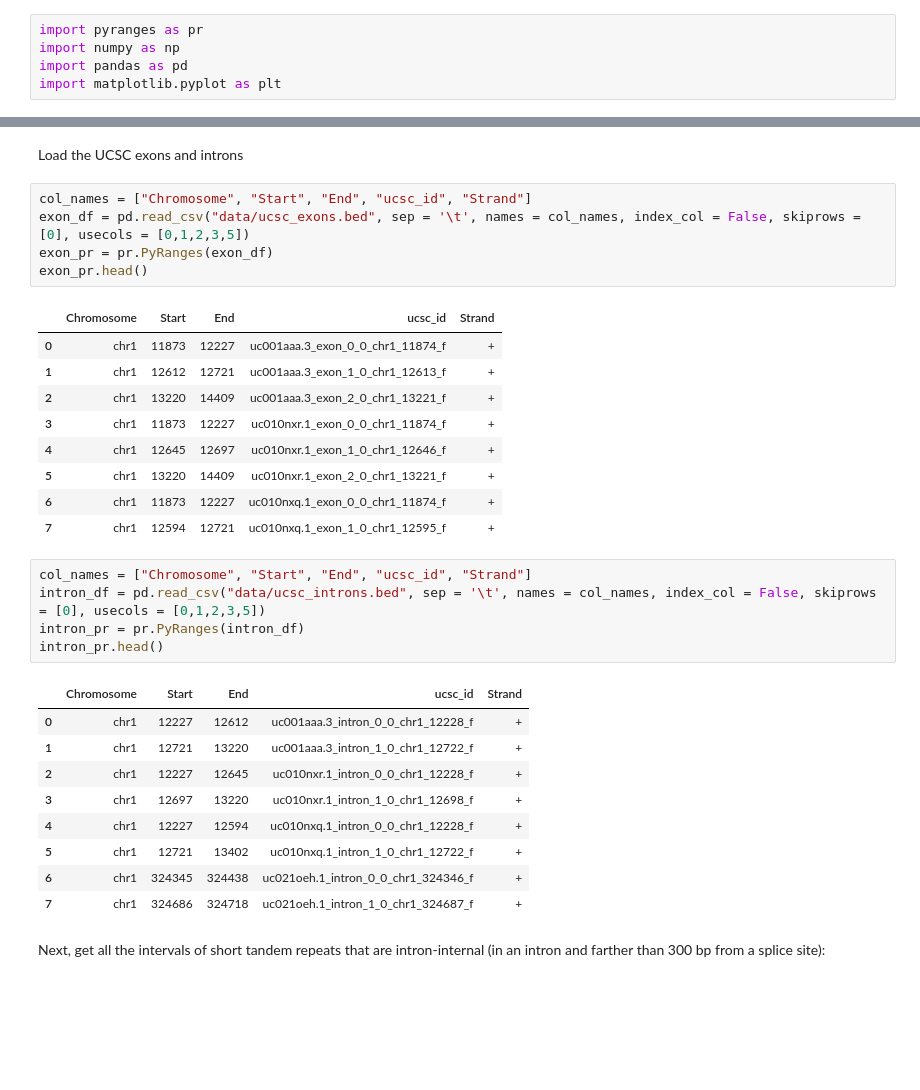
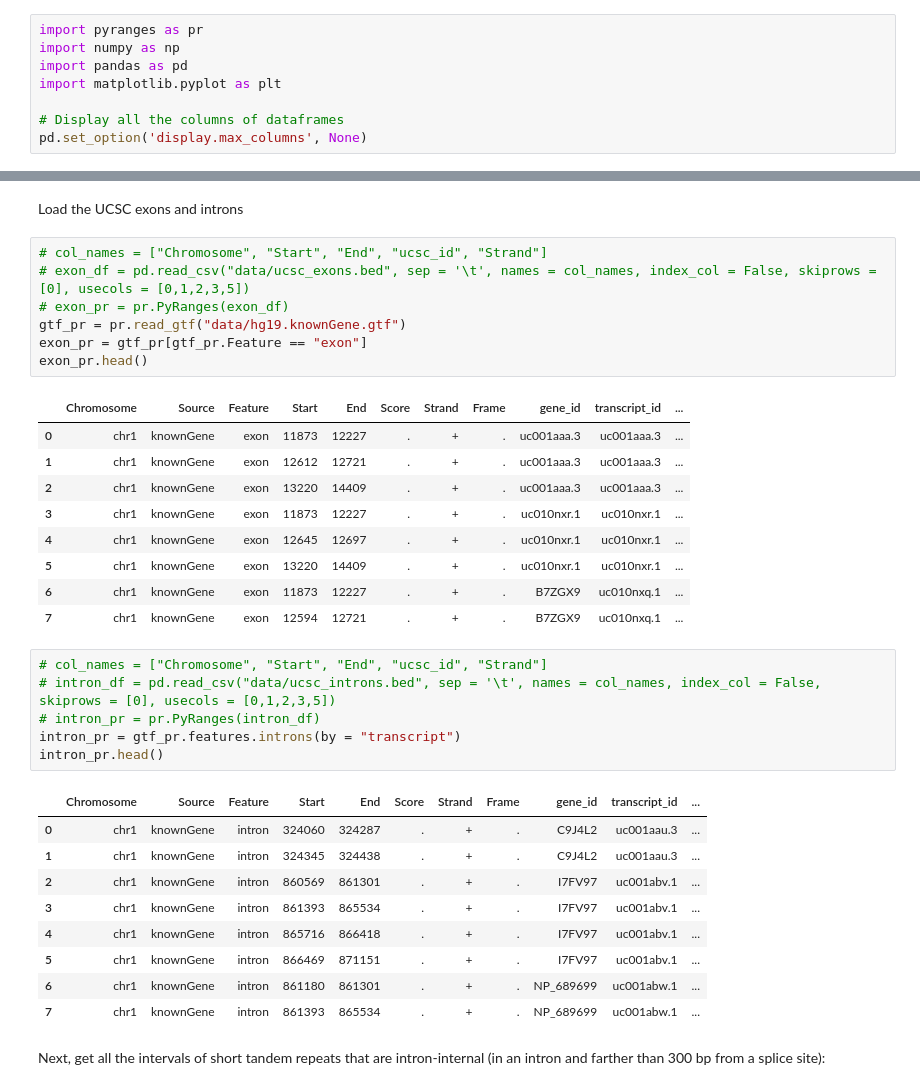
Before and after one commit to galambosd/burge_rotation, a Jupyter notebook: str_near_splice.ipynb, the cells around one changed output, grey strips where cells are left out. Saved outputs shown, nothing was run; the diff lists cells and outputs as text; blank space fills up the shorter version.

```diff
--- a/str_near_splice.ipynb
+++ b/str_near_splice.ipynb
@@ -7,6 +7,9 @@ import pyranges as pr
 import numpy as np
 import pandas as pd
 import matplotlib.pyplot as plt
+
+# Display all the columns of dataframes
+pd.set_option('display.max_columns', None)
 # %% [markdown]
 Load the STR data
 # %%
@@ -42,35 +45,38 @@ str_pr.head()
 # %% [markdown]
 Load the UCSC exons and introns
 # %%
-col_names = ["Chromosome", "Start", "End", "ucsc_id", "Strand"]
-exon_df = pd.read_csv("data/ucsc_exons.bed", sep = '\t', names = col_names, index_col = False, skiprows = [0], usecols = [0,1,2,3,5])
-exon_pr = pr.PyRanges(exon_df)
+# col_names = ["Chromosome", "Start", "End", "ucsc_id", "Strand"]
+# exon_df = pd.read_csv("data/ucsc_exons.bed", sep = '\t', names = col_names, index_col = False, skiprows = [0], usecols = [0,1,2,3,5])
+# exon_pr = pr.PyRanges(exon_df)
+gtf_pr = pr.read_gtf("data/hg19.knownGene.gtf")
+exon_pr = gtf_pr[gtf_pr.Feature == "exon"]
 exon_pr.head()
 # %% [output]
-|  | Chromosome | Start | End | ucsc_id | Strand |
-| 0 | chr1 | 11873 | 12227 | uc001aaa.3_exon_0_0_chr1_11874_f | + |
-| 1 | chr1 | 12612 | 12721 | uc001aaa.3_exon_1_0_chr1_12613_f | + |
-| 2 | chr1 | 13220 | 14409 | uc001aaa.3_exon_2_0_chr1_13221_f | + |
-| 3 | chr1 | 11873 | 12227 | uc010nxr.1_exon_0_0_chr1_11874_f | + |
-| 4 | chr1 | 12645 | 12697 | uc010nxr.1_exon_1_0_chr1_12646_f | + |
-| 5 | chr1 | 13220 | 14409 | uc010nxr.1_exon_2_0_chr1_13221_f | + |
-| 6 | chr1 | 11873 | 12227 | uc010nxq.1_exon_0_0_chr1_11874_f | + |
-| 7 | chr1 | 12594 | 12721 | uc010nxq.1_exon_1_0_chr1_12595_f | + |
+|  | Chromosome | Source | Feature | Start | End | Score | Strand | Frame | gene_id | transcript_id | ... |
+| 0 | chr1 | knownGene | exon | 11873 | 12227 | . | + | . | uc001aaa.3 | uc001aaa.3 | ... |
+| 1 | chr1 | knownGene | exon | 12612 | 12721 | . | + | . | uc001aaa.3 | uc001aaa.3 | ... |
+| 2 | chr1 | knownGene | exon | 13220 | 14409 | . | + | . | uc001aaa.3 | uc001aaa.3 | ... |
+| 3 | chr1 | knownGene | exon | 11873 | 12227 | . | + | . | uc010nxr.1 | uc010nxr.1 | ... |
+| 4 | chr1 | knownGene | exon | 12645 | 12697 | . | + | . | uc010nxr.1 | uc010nxr.1 | ... |
+| 5 | chr1 | knownGene | exon | 13220 | 14409 | . | + | . | uc010nxr.1 | uc010nxr.1 | ... |
+| 6 | chr1 | knownGene | exon | 11873 | 12227 | . | + | . | B7ZGX9 | uc010nxq.1 | ... |
+| 7 | chr1 | knownGene | exon | 12594 | 12721 | . | + | . | B7ZGX9 | uc010nxq.1 | ... |
 # %%
-col_names = ["Chromosome", "Start", "End", "ucsc_id", "Strand"]
-intron_df = pd.read_csv("data/ucsc_introns.bed", sep = '\t', names = col_names, index_col = False, skiprows = [0], usecols = [0,1,2,3,5])
-intron_pr = pr.PyRanges(intron_df)
+# col_names = ["Chromosome", "Start", "End", "ucsc_id", "Strand"]
+# intron_df = pd.read_csv("data/ucsc_introns.bed", sep = '\t', names = col_names, index_col = False, skiprows = [0], usecols = [0,1,2,3,5])
+# intron_pr = pr.PyRanges(intron_df)
+intron_pr = gtf_pr.features.introns(by = "transcript")
 intron_pr.head()
 # %% [output]
-|  | Chromosome | Start | End | ucsc_id | Strand |
-| 0 | chr1 | 12227 | 12612 | uc001aaa.3_intron_0_0_chr1_12228_f | + |
-| 1 | chr1 | 12721 | 13220 | uc001aaa.3_intron_1_0_chr1_12722_f | + |
-| 2 | chr1 | 12227 | 12645 | uc010nxr.1_intron_0_0_chr1_12228_f | + |
-| 3 | chr1 | 12697 | 13220 | uc010nxr.1_intron_1_0_chr1_12698_f | + |
-| 4 | chr1 | 12227 | 12594 | uc010nxq.1_intron_0_0_chr1_12228_f | + |
-| 5 | chr1 | 12721 | 13402 | uc010nxq.1_intron_1_0_chr1_12722_f | + |
-| 6 | chr1 | 324345 | 324438 | uc021oeh.1_intron_0_0_chr1_324346_f | + |
-| 7 | chr1 | 324686 | 324718 | uc021oeh.1_intron_1_0_chr1_324687_f | + |
+|  | Chromosome | Source | Feature | Start | End | Score | Strand | Frame | gene_id | transcript_id | ... |
+| 0 | chr1 | knownGene | intron | 324060 | 324287 | . | + | . | C9J4L2 | uc001aau.3 | ... |
+| 1 | chr1 | knownGene | intron | 324345 | 324438 | . | + | . | C9J4L2 | uc001aau.3 | ... |
+| 2 | chr1 | knownGene | intron | 860569 | 861301 | . | + | . | I7FV97 | uc001abv.1 | ... |
+| 3 | chr1 | knownGene | intron | 861393 | 865534 | . | + | . | I7FV97 | uc001abv.1 | ... |
+| 4 | chr1 | knownGene | intron | 865716 | 866418 | . | + | . | I7FV97 | uc001abv.1 | ... |
+| 5 | chr1 | knownGene | intron | 866469 | 871151 | . | + | . | I7FV97 | uc001abv.1 | ... |
+| 6 | chr1 | knownGene | intron | 861180 | 861301 | . | + | . | NP_689699 | uc001abw.1 | ... |
+| 7 | chr1 | knownGene | intron | 861393 | 865534 | . | + | . | NP_689699 | uc001abw.1 | ... |
 # %% [markdown]
 Next, get all the intervals of short tandem repeats that are intron-internal (in an intron and farther than 300 bp from a splice site):
 # %%
```
Also changed, not shown: parts of 8 cells of this notebook.
